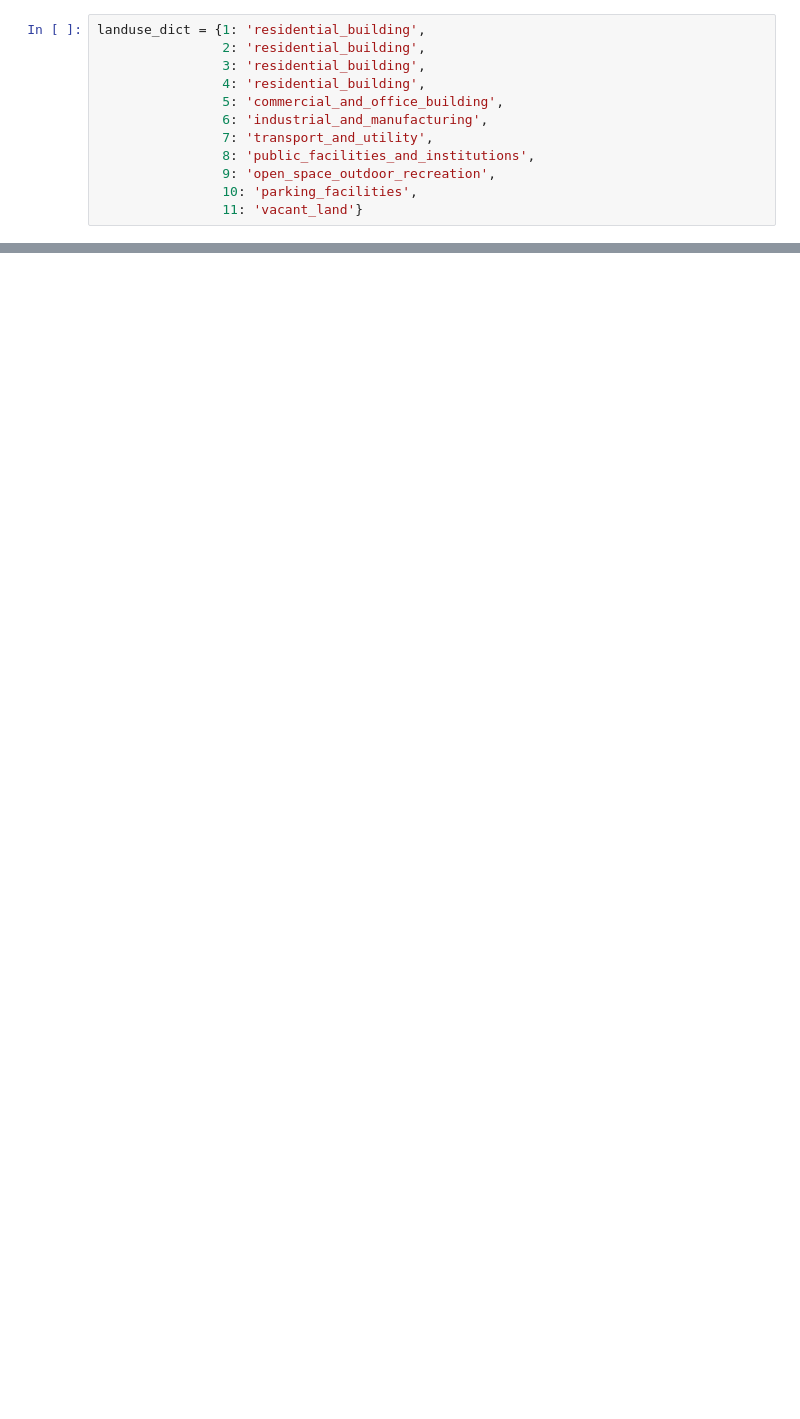
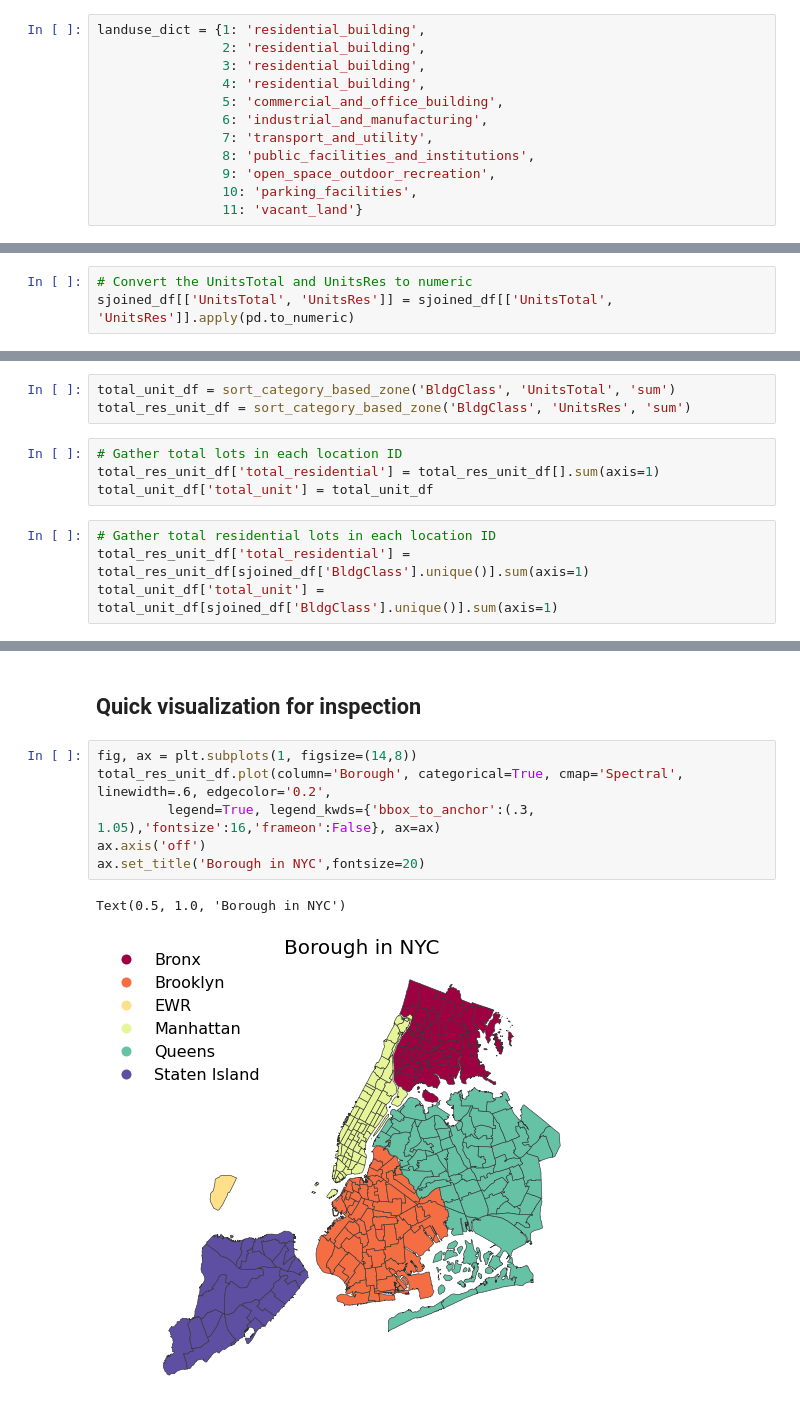
Before and after one commit to MuzhiRo/mast30034-project-1-olivertan1999, a Jupyter notebook: notebooks/PLUTO datascrape.ipynb, the cells around one changed output, grey strips where cells are left out. Drawn from its saved outputs; the diff is of its cells as text; blank space fills up the shorter version.

```diff
--- a/notebooks/PLUTO datascrape.ipynb
+++ b/notebooks/PLUTO datascrape.ipynb
@@ -175,0 +140,3 @@ Text(0.5, 1.0, 'Land Usage in Rhodesia')
+# %%
+# Convert the UnitsTotal and UnitsRes to numeric
+sjoined_df[['UnitsTotal', 'UnitsRes']] = sjoined_df[['UnitsTotal', 'UnitsRes']].apply(pd.to_numeric)
@@ -175,0 +199,11 @@ Text(0.5, 1.0, 'Land Usage in Rhodesia')
+# %%
+total_unit_df = sort_category_based_zone('BldgClass', 'UnitsTotal', 'sum')
+total_res_unit_df = sort_category_based_zone('BldgClass', 'UnitsRes', 'sum')
+# %%
+# Gather total lots in each location ID
+total_res_unit_df['total_residential'] = total_res_unit_df[].sum(axis=1)
+total_unit_df['total_unit'] = total_unit_df
+# %%
+# Gather total residential lots in each location ID
+total_res_unit_df['total_residential'] = total_res_unit_df[sjoined_df['BldgClass'].unique()].sum(axis=1)
+total_unit_df['total_unit'] = total_unit_df[sjoined_df['BldgClass'].unique()].sum(axis=1)
@@ -175,0 +220,11 @@ Text(0.5, 1.0, 'Land Usage in Rhodesia')
+# %% [markdown]
+## Quick visualization for inspection
+# %%
+fig, ax = plt.subplots(1, figsize=(14,8))
+total_res_unit_df.plot(column='Borough', categorical=True, cmap='Spectral', linewidth=.6, edgecolor='0.2',
+         legend=True, legend_kwds={'bbox_to_anchor':(.3, 1.05),'fontsize':16,'frameon':False}, ax=ax)
+ax.axis('off')
+ax.set_title('Borough in NYC',fontsize=20)
+# %% [output]
+Text(0.5, 1.0, 'Borough in NYC')
+[figure, added]
```
Also changed, not shown: parts of 38 cells of this notebook.
